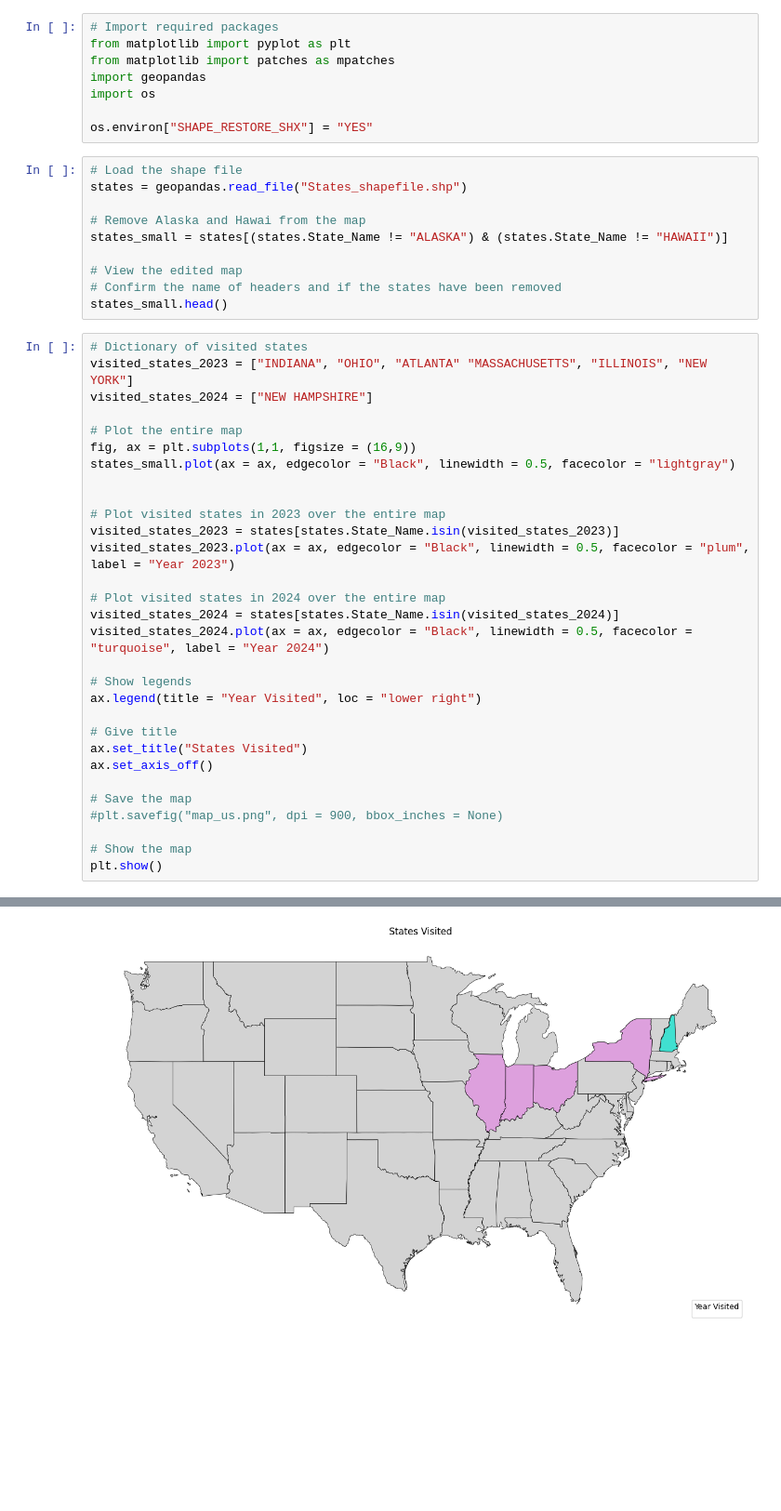
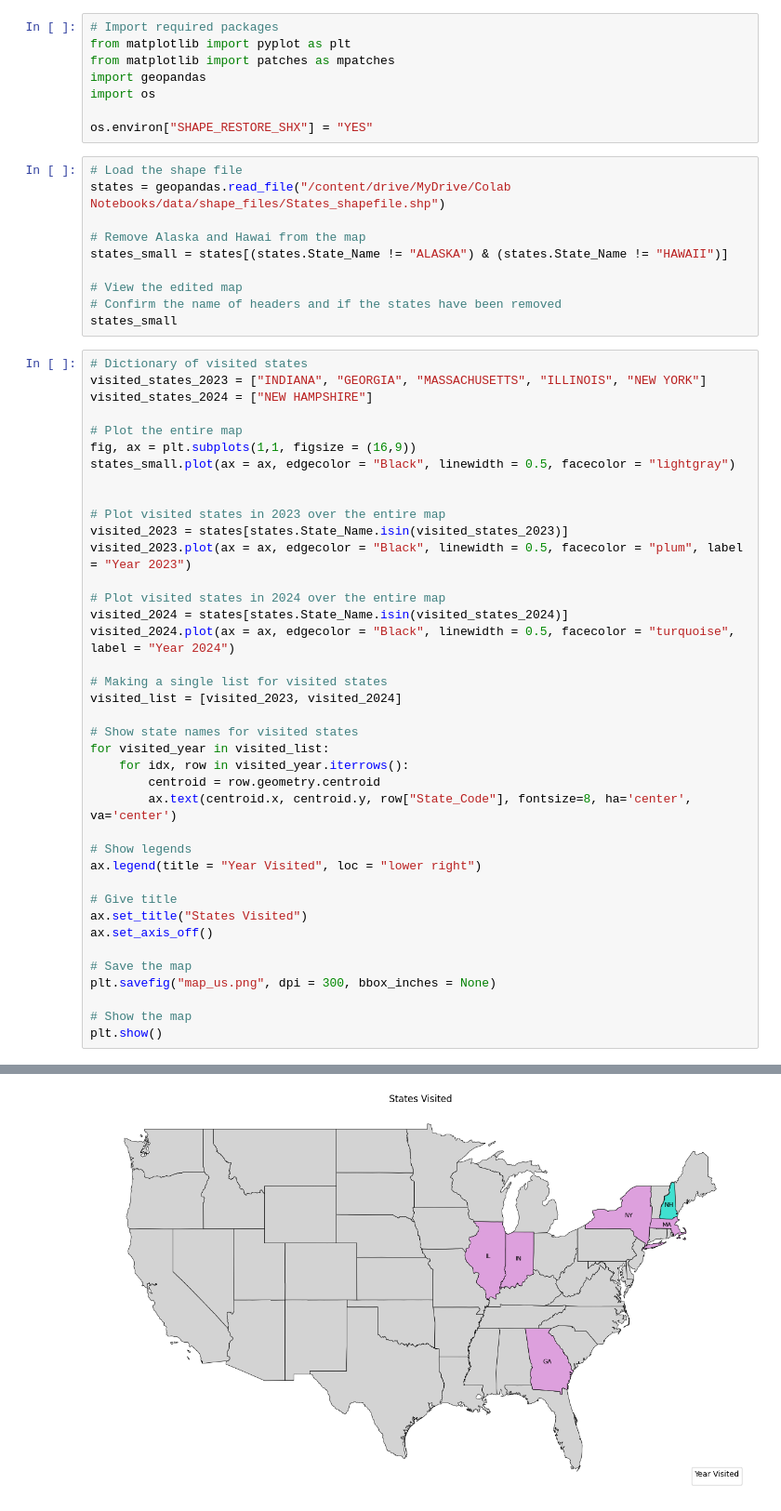
Before and after one commit to psam96/state_map, a Jupyter notebook: visited_states_us.ipynb, the cells around one changed output, grey strips where cells are left out. Shown: that part at 93% size. Cells and saved outputs as stored; diff of their text form; blank space fills up the shorter version.

Commit message:
Added state code in the map

```diff
--- a/visited_states_us.ipynb
+++ b/visited_states_us.ipynb
@@ -19,46 +19,55 @@ import os
 os.environ["SHAPE_RESTORE_SHX"] = "YES"
 # %%
 # Load the shape file
-states = geopandas.read_file("States_shapefile.shp")
+states = geopandas.read_file("/content/drive/MyDrive/Colab Notebooks/data/shape_files/States_shapefile.shp")
 
 # Remove Alaska and Hawai from the map
 states_small = states[(states.State_Name != "ALASKA") & (states.State_Name != "HAWAII")]
 
 # View the edited map
 # Confirm the name of headers and if the states have been removed
-states_small.head()
+states_small
 # %%
 # Dictionary of visited states
-visited_states_2023 = ["INDIANA", "OHIO", "ATLANTA" "MASSACHUSETTS", "ILLINOIS", "NEW YORK"]
+visited_states_2023 = ["INDIANA", "GEORGIA", "MASSACHUSETTS", "ILLINOIS", "NEW YORK"]
 visited_states_2024 = ["NEW HAMPSHIRE"]
 
 # Plot the entire map
 fig, ax = plt.subplots(1,1, figsize = (16,9))
 states_small.plot(ax = ax, edgecolor = "Black", linewidth = 0.5, facecolor = "lightgray")
 
 
 # Plot visited states in 2023 over the entire map
-visited_states_2023 = states[states.State_Name.isin(visited_states_2023)]
-visited_states_2023.plot(ax = ax, edgecolor = "Black", linewidth = 0.5, facecolor = "plum", label = "Year 2023")
+visited_2023 = states[states.State_Name.isin(visited_states_2023)]
+visited_2023.plot(ax = ax, edgecolor = "Black", linewidth = 0.5, facecolor = "plum", label = "Year 2023")
 
 # Plot visited states in 2024 over the entire map
-visited_states_2024 = states[states.State_Name.isin(visited_states_2024)]
-visited_states_2024.plot(ax = ax, edgecolor = "Black", linewidth = 0.5, facecolor = "turquoise", label = "Year 2024")
+visited_2024 = states[states.State_Name.isin(visited_states_2024)]
+visited_2024.plot(ax = ax, edgecolor = "Black", linewidth = 0.5, facecolor = "turquoise", label = "Year 2024")
+
+# Making a single list for visited states
+visited_list = [visited_2023, visited_2024]
+
+# Show state names for visited states
+for visited_year in visited_list:
+    for idx, row in visited_year.iterrows():
+        centroid = row.geometry.centroid
+        ax.text(centroid.x, centroid.y, row["State_Code"], fontsize=8, ha='center', va='center')
 
 # Show legends
 ax.legend(title = "Year Visited", loc = "lower right")
 
 # Give title
 ax.set_title("States Visited")
 ax.set_axis_off()
 
 # Save the map
-#plt.savefig("map_us.png", dpi = 900, bbox_inches = None)
+plt.savefig("map_us.png", dpi = 300, bbox_inches = None)
 
 # Show the map
 plt.show()
 # %% [output]
 See: https://matplotlib.org/stable/tutorials/intermediate/legend_guide.html#implementing-a-custom-legend-handler
   ax.legend(title = "Year Visited", loc = "lower right")
 WARNING:matplotlib.legend:No artists with labels found to put in legend.  Note that artists whose label start with an underscore are ignored when legend() is called with no argument.
-[figure, old version]
+[figure, new version]
```
